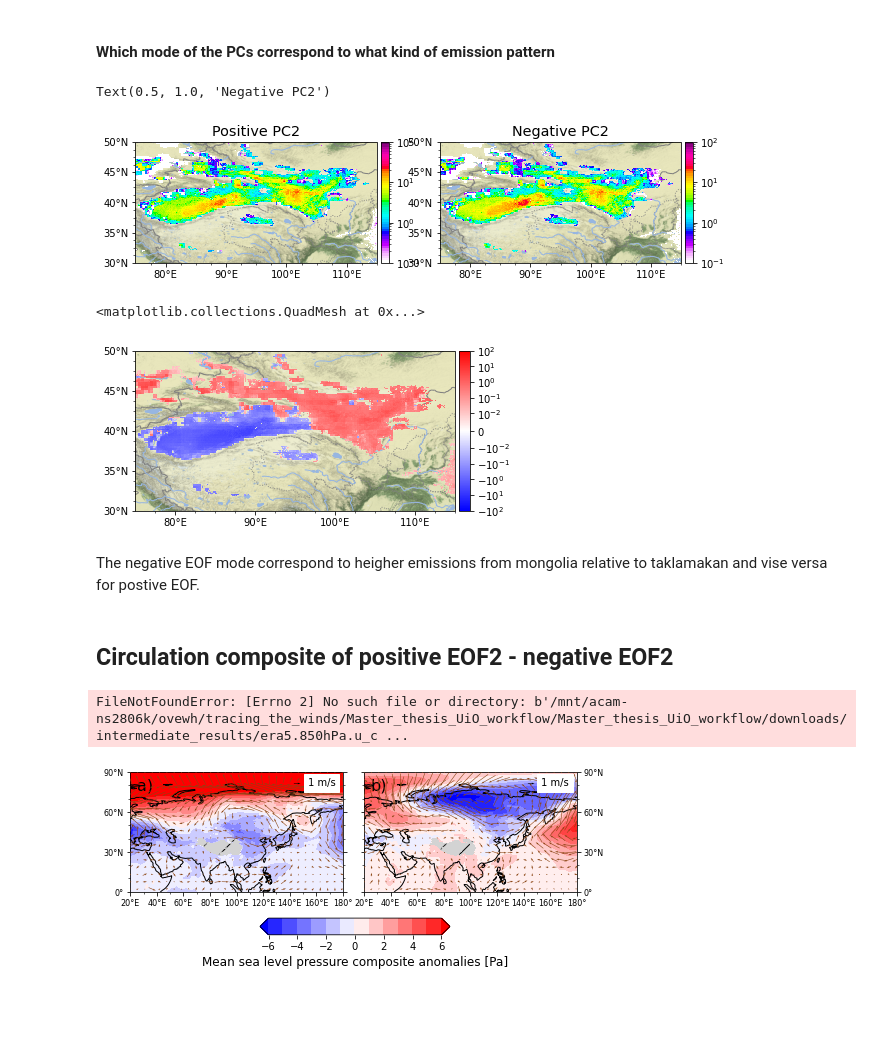
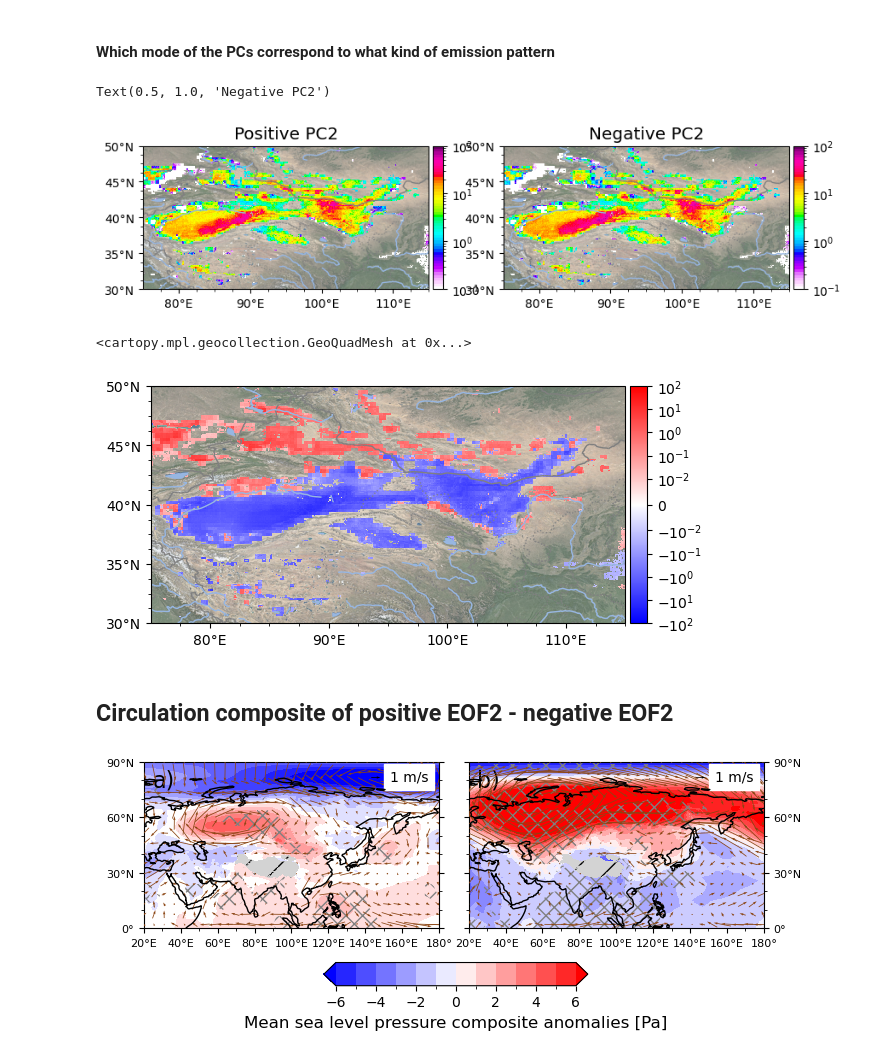
Before and after one commit to MasterOnDust/AGU_JGR_CLP_SOURCE_WORKFLOW, a Jupyter notebook: notebook/EOF_analysis.ipynb, the cells around one changed output. Saved outputs shown, nothing was run; the diff lists cells and outputs as text; code cells hidden in the pictures; blank space fills up the shorter version.

```diff
--- a/notebook/EOF_analysis.ipynb
+++ b/notebook/EOF_analysis.ipynb
@@ -16,7 +16,7 @@ from matplotlib.ticker import ScalarFormatter,AutoMinorLocator
 # %% [markdown]
 ## EOF analysis emissions
 # %%
-ems_dset = xr.open_dataset('../Master_thesis_UiO_workflow/Master_thesis_UiO_workflow/results/model_results/intermediate_results/emission_flux.china.MAM.1999-2019.nc')
+ems_dset = xr.open_dataset('../../data/Master_thesis_UiO_workflow/Master_thesis_UiO_workflow/results/model_results/intermediate_results/emission_flux.china.MAM.1999-2019.nc')
 # %%
 ems_dset_y = ems_dset.resample(time='Y').sum()
 ems_dset_y = ems_dset_y.assign(Emissions_detrended = (['time','lat','lon'],signal.detrend(ems_dset_y.Emission,axis=0)))
@@ -109,7 +110,7 @@ mpl_base_map_plot_xr(ems_negative_pc,ax=ax[1], add_labels=False, vmax=1e2)
 ax[1].set_title('Negative PC2')
 # %% [output]
 Text(0.5, 1.0, 'Negative PC2')
-[figure, old version]
+[figure, new version]
 # %%
 ems_pc_anomal= ems_positive_pc-ems_negative_pc
 # %%
@@ -118,41 +119,39 @@ map_terrain_china(ax)
 plot_log_anomaly(ems_pc_anomal,linthresh=0.01, vmin=-1e2, vmax=1e2,upper_bound=1e-2, ax=ax,
                                lower_bound=-1e-2, cmap='bwr', add_labels=False)
 # %% [output]
-<matplotlib.collections.QuadMesh at 0x...>
+<cartopy.mpl.geocollection.GeoQuadMesh at 0x...>
-[figure, old version]
+[figure, new version]
-# %% [markdown]
-The negative EOF mode correspond to heigher emissions from mongolia relative to taklamakan and vise versa for postive EOF.
 # %% [markdown]
 ## Circulation composite of positive EOF2 - negative EOF2
 # %%
-data_path = '../Master_thesis_UiO_workflow/Master_thesis_UiO_workflow/downloads/intermediate_results/'
+data_path = '../../data/Master_thesis_UiO_workflow/Master_thesis_UiO_workflow/downloads/intermediate_results/'
 u_850_hpa=xr.open_dataset(data_path+'/era5.850hPa.u_component_of_wind.DJF.1979-2019.nc')
 v_850_hpa=xr.open_dataset(data_path+'era5.850hPa.v_component_of_wind.DJF.1979-2019.nc')
 mslp = xr.open_dataset(data_path+'era5.single_level.mean_sea_level_pressure.DJF.1979-2019.nc')
-# %% [output]
-FileNotFoundError: [Errno 2] No such file or directory: b'/mnt/acam-ns2806k/ovewh/tracing_the_winds/Master_thesis_UiO_workflow/Master_thesis_UiO_workflow/downloads/intermediate_results/era5.850hPa.u_c ...
 # %%
 eof1_composite = mslp_wind_composite(mslp,u_850_hpa,v_850_hpa,weak_years_pc1,strong_years_pc1, '850','DJF')
 eof2_composite = mslp_wind_composite(mslp,u_850_hpa,v_850_hpa,weak_years_pc2,strong_years_pc2, '850','DJF')
 # %%
 fig,ax = plt.subplots(ncols=2, subplot_kw={'projection':ccrs.PlateCarree()}, figsize=(8,2.9))
-plot_mslp_850hpa_composite(eof1_composite,ax=ax[0], x_qk=0.8, y_qk=.91, vector_scale=0.2,angles='uv', colorbar=False,U=1)
+plot_mslp_850hpa_composite(eof1_composite,ax=ax[0], x_qk=0.8, y_qk=.91, vector_scale=0.2,angles='uv', colorbar=False,U=1,
+                          oro='../../data/Master_thesis_UiO_workflow/Master_thesis_UiO_workflow/downloads/ERA5_orography.nc')
 # ax[0].set_title('EOF1 strong-weak')
-plot_mslp_850hpa_composite(eof2_composite,ax=ax[1], x_qk=0.8, y_qk=.91, vector_scale=0.2,angles='uv', colorbar=False, U=1)
+plot_mslp_850hpa_composite(eof2_composite,ax=ax[1], x_qk=0.8, y_qk=.91, vector_scale=0.2,angles='uv', colorbar=False, U=1,
+                          oro='../../data/Master_thesis_UiO_workflow/Master_thesis_UiO_workflow/downloads/ERA5_orography.nc')
 # ax[1].set_title('EOF2 strong-weak')
 add_letter(ax, y=0.85)
 ax[1].tick_params(axis="y", which='both',right=True, left=True, labelleft=False, labelright=True, labelsize=8)
 ax[0].tick_params(axis="y", which='both',right=True, left=True, labelleft=True, labelright=False, labelsize=8)
 ax[0].tick_params(axis="x", which='both',bottom=True, top=False, labelbottom=True, labeltop=False, labelsize=8)
 ax[1].tick_params(axis="x", which='both',bottom=True, top=False, labelbottom=True, labeltop=False, labelsize=8)
 fig.subplots_adjust(wspace=0.1)
 cmap = mpl.cm.bwr
 
 cax = fig.add_axes([0.35,0.01,0.33,0.08])
 fig.colorbar(mpl.cm.ScalarMappable(mpl.colors.BoundaryNorm(np.arange(-6,7,1),cmap.N, extend='both'),
                                           cmap=cmap),cax=cax, extend='both', orientation='horizontal',
             label='Mean sea level pressure composite anomalies [Pa]')
-plt.savefig('../figs/EOF_emissions_composite.pdf',bbox_inches='tight')
+plt.savefig('EOF_emissions_composite.pdf',bbox_inches='tight')
 # %% [output]
-[figure, old version]
+[figure, new version]
 # %%
```
Also changed, not shown: parts of 8 cells of this notebook, 5 other files.
